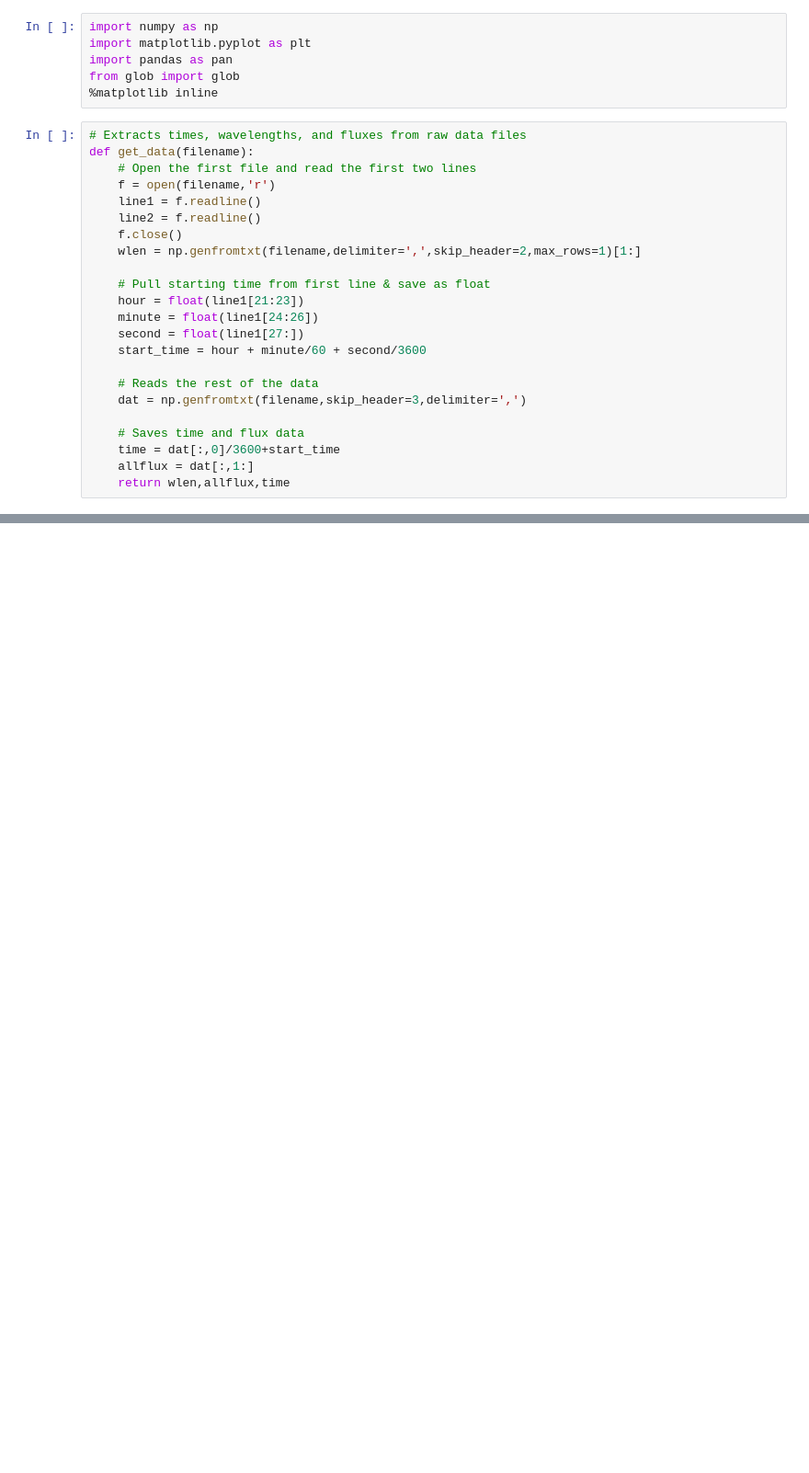
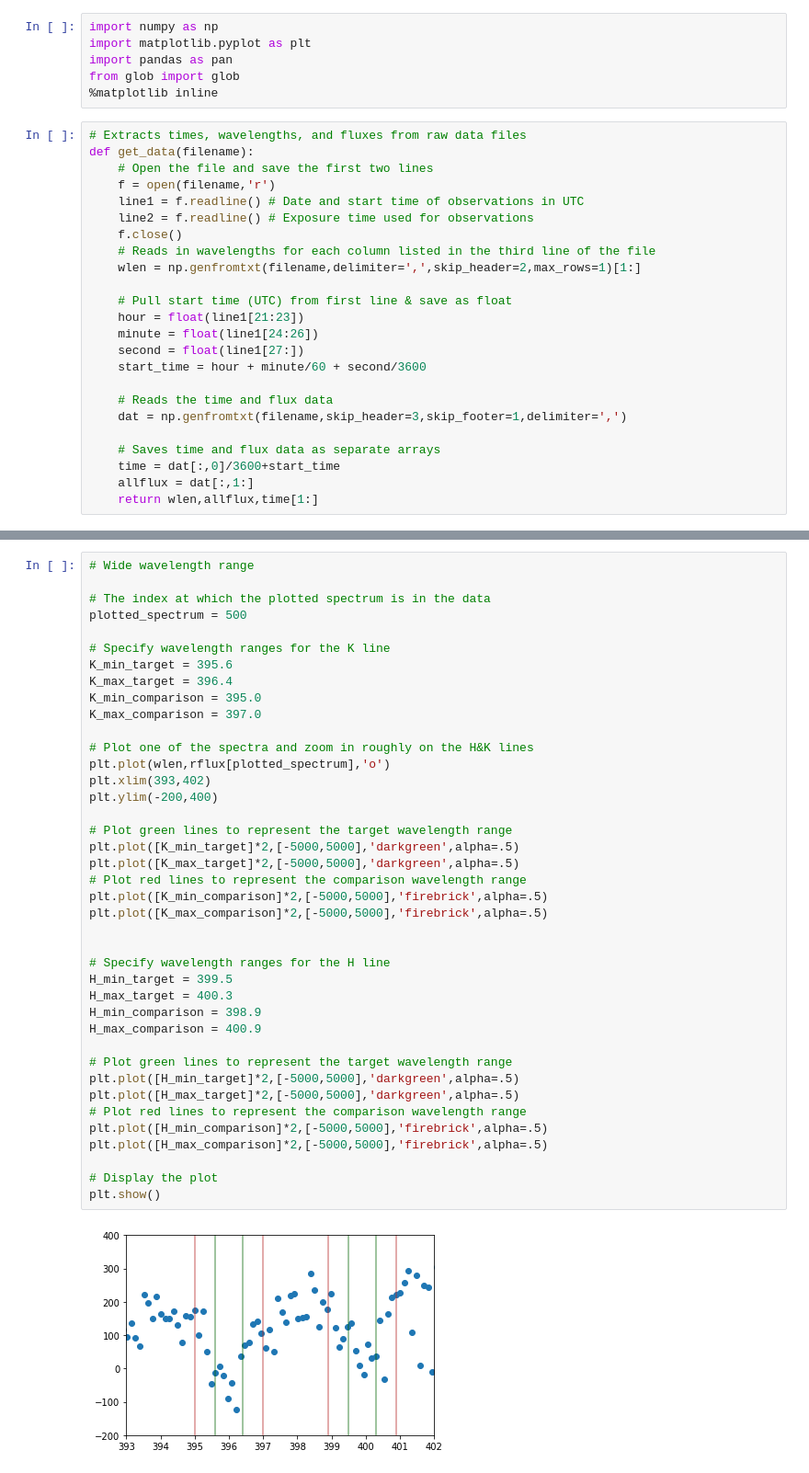
Before and after one commit to melissamor/SunObs, a Jupyter notebook: data_reduction/wavelength_calibration.ipynb, the cells around one changed output, grey strips where cells are left out. Shown at 92% size. Saved outputs shown, nothing was run; the diff lists cells and outputs as text; blank space fills up the shorter version.

```diff
--- a/data_reduction/wavelength_calibration.ipynb
+++ b/data_reduction/wavelength_calibration.ipynb
@@ -51,23 +13,24 @@ from glob import glob
 # %%
 # Extracts times, wavelengths, and fluxes from raw data files
 def get_data(filename):
-    # Open the first file and read the first two lines
+    # Open the file and save the first two lines
     f = open(filename,'r')
-    line1 = f.readline()
-    line2 = f.readline()
+    line1 = f.readline() # Date and start time of observations in UTC
+    line2 = f.readline() # Exposure time used for observations
     f.close()
+    # Reads in wavelengths for each column listed in the third line of the file
     wlen = np.genfromtxt(filename,delimiter=',',skip_header=2,max_rows=1)[1:]
 
-    # Pull starting time from first line & save as float
+    # Pull start time (UTC) from first line & save as float
     hour = float(line1[21:23])
     minute = float(line1[24:26])
     second = float(line1[27:])
     start_time = hour + minute/60 + second/3600
 
-    # Reads the rest of the data
-    dat = np.genfromtxt(filename,skip_header=3,delimiter=',')
+    # Reads the time and flux data
+    dat = np.genfromtxt(filename,skip_header=3,skip_footer=1,delimiter=',')
 
-    # Saves time and flux data
+    # Saves time and flux data as separate arrays
     time = dat[:,0]/3600+start_time
     allflux = dat[:,1:]
-    return wlen,allflux,time
+    return wlen,allflux,time[1:]
@@ -73,0 +55,42 @@ def get_data(filename):
+# %%
+# Wide wavelength range
+
+# The index at which the plotted spectrum is in the data
+plotted_spectrum = 500
+
+# Specify wavelength ranges for the K line
+K_min_target = 395.6
+K_max_target = 396.4
+K_min_comparison = 395.0
+K_max_comparison = 397.0
+
+# Plot one of the spectra and zoom in roughly on the H&K lines
+plt.plot(wlen,rflux[plotted_spectrum],'o')
+plt.xlim(393,402)
+plt.ylim(-200,400)
+
+# Plot green lines to represent the target wavelength range
+plt.plot([K_min_target]*2,[-5000,5000],'darkgreen',alpha=.5)
+plt.plot([K_max_target]*2,[-5000,5000],'darkgreen',alpha=.5)
+# Plot red lines to represent the comparison wavelength range
+plt.plot([K_min_comparison]*2,[-5000,5000],'firebrick',alpha=.5)
+plt.plot([K_max_comparison]*2,[-5000,5000],'firebrick',alpha=.5)
+
+
+# Specify wavelength ranges for the H line
+H_min_target = 399.5
+H_max_target = 400.3
+H_min_comparison = 398.9
+H_max_comparison = 400.9
+
+# Plot green lines to represent the target wavelength range
+plt.plot([H_min_target]*2,[-5000,5000],'darkgreen',alpha=.5)
+plt.plot([H_max_target]*2,[-5000,5000],'darkgreen',alpha=.5)
+# Plot red lines to represent the comparison wavelength range
+plt.plot([H_min_comparison]*2,[-5000,5000],'firebrick',alpha=.5)
+plt.plot([H_max_comparison]*2,[-5000,5000],'firebrick',alpha=.5)
+
+# Display the plot
+plt.show()
+# %% [output]
+[figure, added]
```
Also changed, not shown: parts of 18 cells of this notebook, 49 other files.
